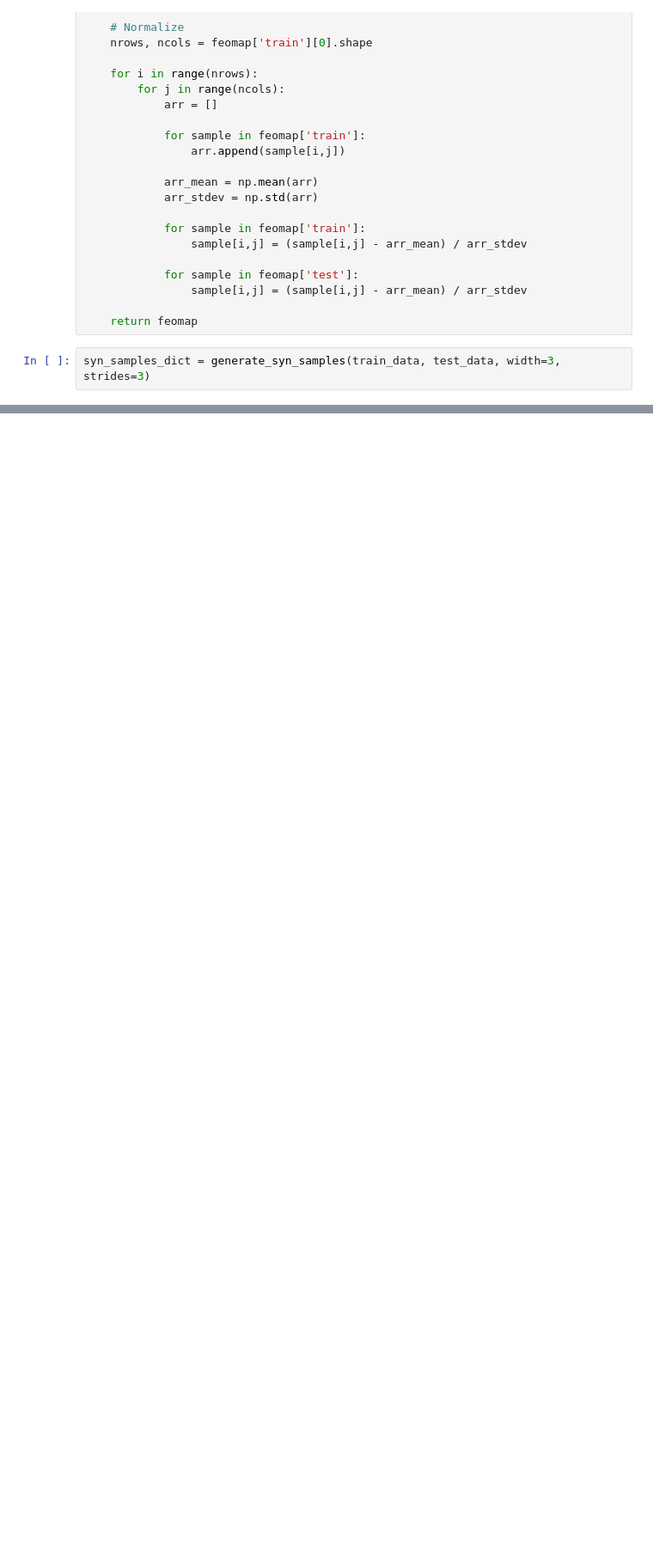
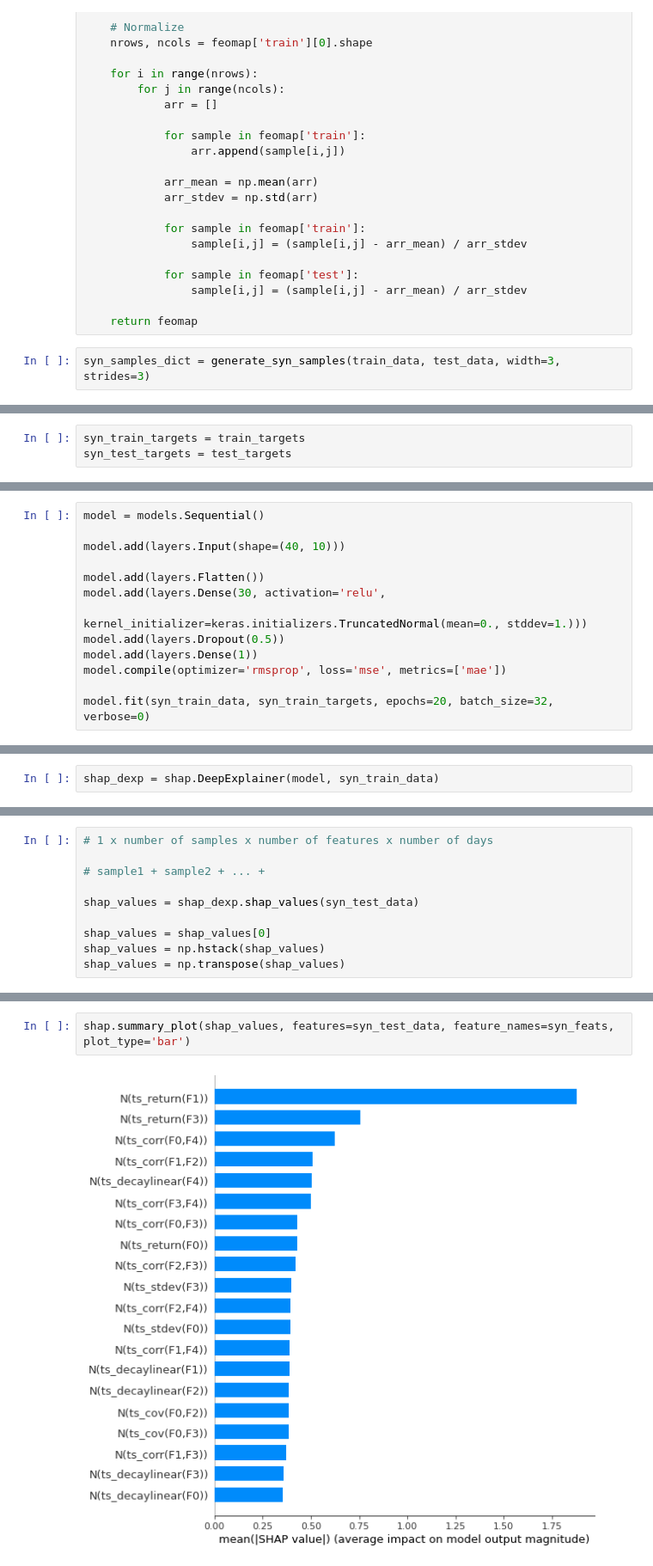
Before and after one commit to shizukazc/NNResearchProject, a Jupyter notebook: AlphaNetPro.ipynb, the cells around one changed output, grey strips where cells are left out. Shown at 86% size. Cells and saved outputs as stored; diff of their text form; blank space fills up the shorter version.

Commit message:
Finished the first version of AlphaNet; samples are random

```diff
--- a/AlphaNetPro.ipynb
+++ b/AlphaNetPro.ipynb
@@ -416,0 +436,3 @@ array([[0.556159  , 0.37320736, 0.8774587 , 0.6654548 , 0.17773609,
+# %%
+syn_train_targets = train_targets
+syn_test_targets = test_targets
@@ -416,0 +447,13 @@ array([[0.556159  , 0.37320736, 0.8774587 , 0.6654548 , 0.17773609,
+# %%
+model = models.Sequential()
+
+model.add(layers.Input(shape=(40, 10)))
+
+model.add(layers.Flatten())
+model.add(layers.Dense(30, activation='relu',
+                       kernel_initializer=keras.initializers.TruncatedNormal(mean=0., stddev=1.)))
+model.add(layers.Dropout(0.5))
+model.add(layers.Dense(1))
+model.compile(optimizer='rmsprop', loss='mse', metrics=['mae'])
+
+model.fit(syn_train_data, syn_train_targets, epochs=20, batch_size=32, verbose=0)
@@ -416,0 +470,2 @@ array([[0.556159  , 0.37320736, 0.8774587 , 0.6654548 , 0.17773609,
+# %%
+shap_dexp = shap.DeepExplainer(model, syn_train_data)
@@ -416,0 +474,10 @@ array([[0.556159  , 0.37320736, 0.8774587 , 0.6654548 , 0.17773609,
+# %%
+# 1 x number of samples x number of features x number of days
+
+# sample1 + sample2 + ... +
+
+shap_values = shap_dexp.shap_values(syn_test_data)
+
+shap_values = shap_values[0]
+shap_values = np.hstack(shap_values)
+shap_values = np.transpose(shap_values)
@@ -416,0 +488,4 @@ array([[0.556159  , 0.37320736, 0.8774587 , 0.6654548 , 0.17773609,
+# %%
+shap.summary_plot(shap_values, features=syn_test_data, feature_names=syn_feats, plot_type='bar')
+# %% [output]
+[figure, added]
```
Also changed, not shown: parts of 38 cells of this notebook.
